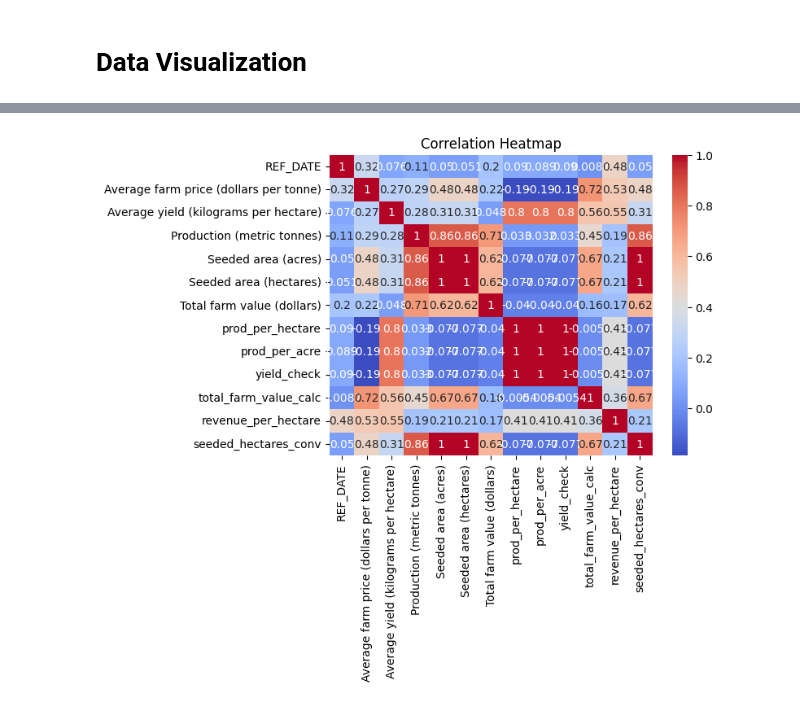
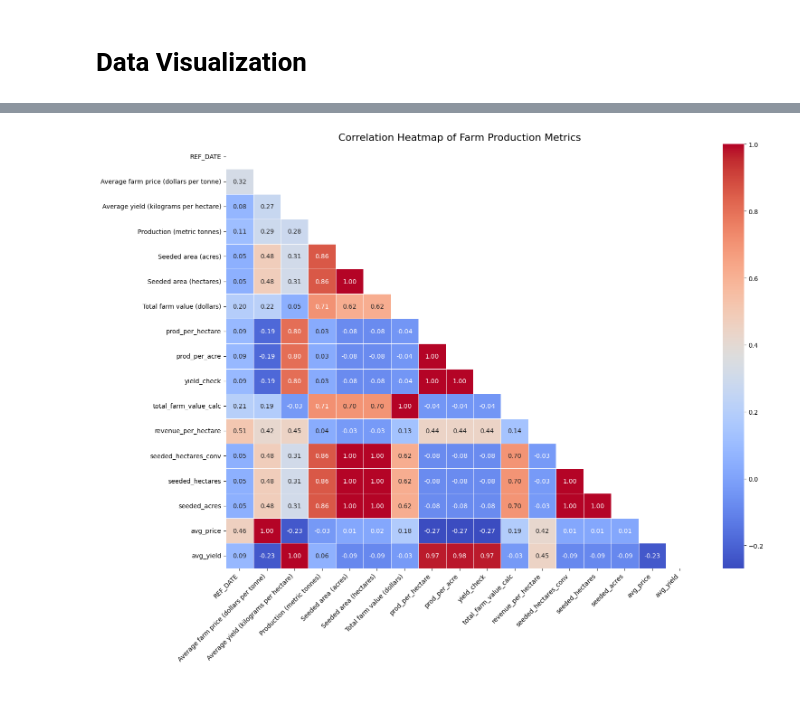
Before and after one commit to PavanKumarVattikuti/Data-Science-Portfolio, a Jupyter notebook: Domain-Specific-Analytics/Farm-Production-Analysis.ipynb, the cells around one changed output, grey strips where cells are left out. Drawn from its saved outputs; the diff is of its cells as text; code cells hidden in the pictures.

Commit message:
Kaggle Notebook | Farm Production Analysis | Version 6

```diff
--- a/Domain-Specific-Analytics/Farm-Production-Analysis.ipynb
+++ b/Domain-Specific-Analytics/Farm-Production-Analysis.ipynb
@@ -200,25 +200,27 @@ df_updated = df_updated.assign(
     seeded_hectares = lambda d: d["Seeded area (hectares)"].fillna(d["Seeded area (acres)"] * 0.404686),
     seeded_acres    = lambda d: d["Seeded area (acres)"].fillna(d["Seeded area (hectares)"] / 0.404686),
 )
+# %%
+def calculate_farm_metrics(dataframe):
+    """Calculates standard derived farm metrics to avoid repeating code."""
+    return dataframe.assign(
+        prod_per_hectare = lambda d: d["Production (metric tonnes)"] / d["seeded_hectares"],
+        prod_per_acre = lambda d: d["Production (metric tonnes)"] / d["seeded_acres"],
+        yield_check = lambda d: d["Production (metric tonnes)"] * 1000 / d["seeded_hectares"],
+        total_farm_value_calc = lambda d: d["Production (metric tonnes)"] * d["avg_price"],
+        revenue_per_hectare = lambda d: d["total_farm_value_calc"] / d["seeded_hectares"]
+    )
 # %%
 #filling nulls with mean values based on crop type
 
 df_updated = df_updated.assign(
-    avg_price = lambda d: d.groupby("Type of crop")["Average farm price (dollars per tonne)"]
-                             .transform(lambda s: s.fillna(s.mean())),
-    avg_yield = lambda d: d.groupby("Type of crop")["Average yield (kilograms per hectare)"]
-                             .transform(lambda s: s.fillna(s.mean()))
+    avg_price = lambda d: d.groupby("Type of crop")["Average farm price (dollars per tonne)"].transform(lambda s: s.fillna(s.mean())),
+    avg_yield = lambda d: d.groupby("Type of crop")["Average yield (kilograms per hectare)"].transform(lambda s: s.fillna(s.mean()))
 )
-# %%
-# recalculating the formulas based on changes.
-
-df_updated = df_updated.assign(
-    prod_per_hectare       = lambda d: d["Production (metric tonnes)"]    / d["seeded_hectares"],
-    prod_per_acre          = lambda d: d["Production (metric tonnes)"]    / d["seeded_acres"],
-    yield_check            = lambda d: d["Production (metric tonnes)"] * 1000 / d["seeded_hectares"],
-    total_farm_value_calc  = lambda d: d["Production (metric tonnes)"]    * d["avg_price"],
-    revenue_per_hectare    = lambda d: d["total_farm_value_calc"]         / d["seeded_hectares"]
-)
+# %%
+# recalculating the formulas based on changes.
+
+df_updated = df_updated.pipe(calculate_farm_metrics)
 # %%
 #dropping remaining null values
 
@@ -440,7 +451,13 @@ plt.show()
 # %%
+plt.figure(figsize=(16, 12))
+
 corr = df_updated.corr(numeric_only=True)
-sns.heatmap(corr, annot=True, cmap='coolwarm')
-plt.title("Correlation Heatmap")
+mask = np.triu(np.ones_like(corr, dtype=bool))
+sns.heatmap(corr, annot=True, mask=mask, cmap='coolwarm', fmt=".2f", linewidths=0.5, annot_kws={"size": 10})
+
+plt.title("Correlation Heatmap of Farm Production Metrics", fontsize=16)
+plt.xticks(rotation=45, ha='right')
+plt.tight_layout()
 plt.show()
 # %% [output]
-[figure, old version]
+[figure, new version]
```
Also changed, not shown: parts of 9 cells of this notebook.
